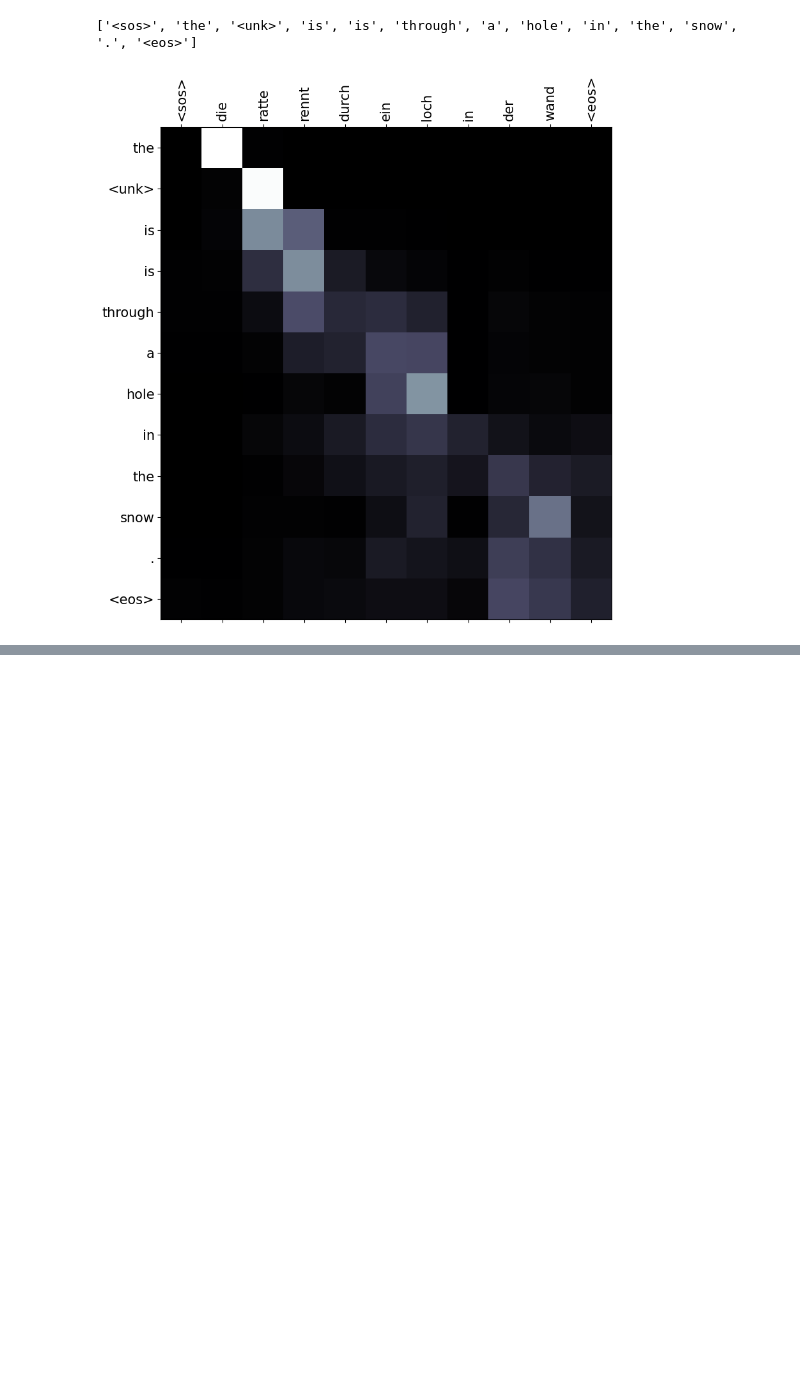
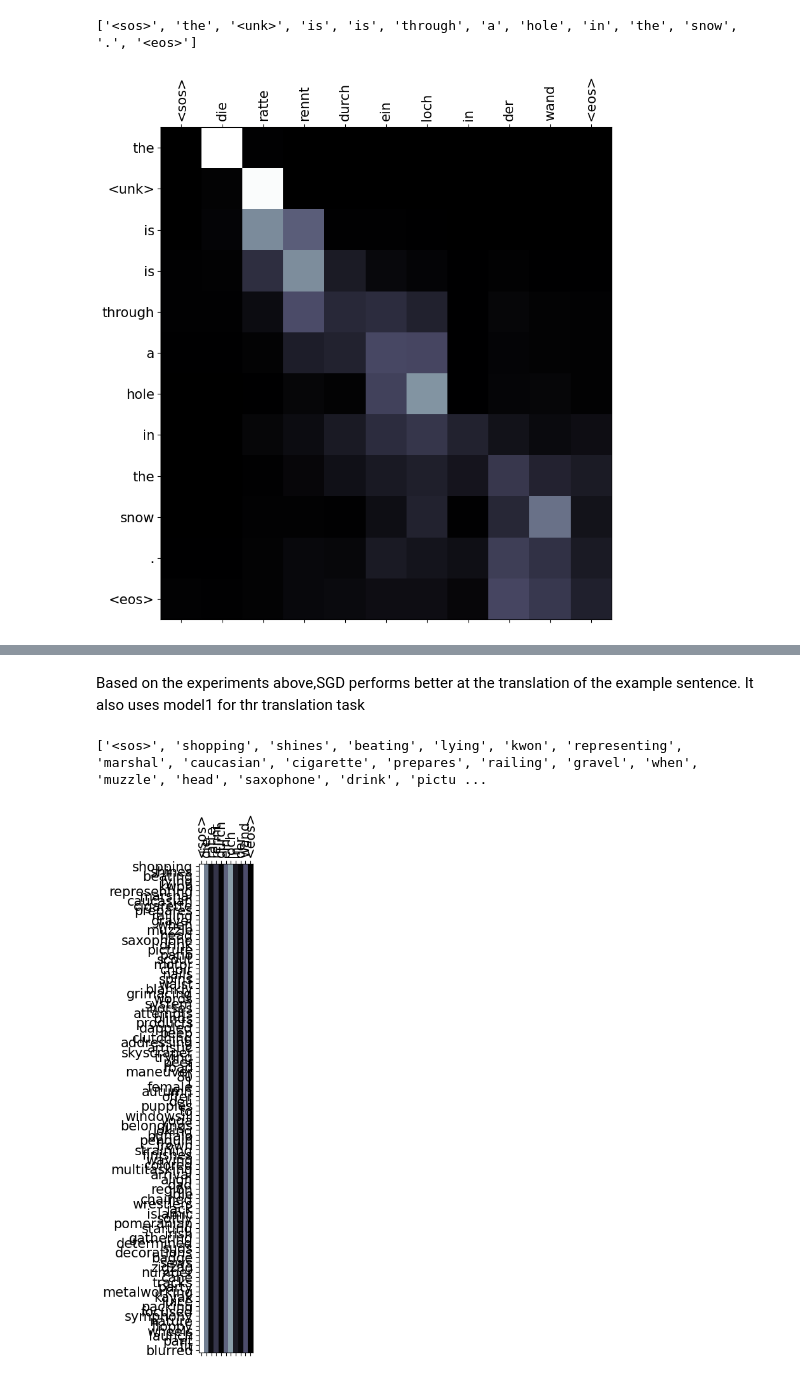
Before and after one commit to AmoguJUduka/MachineLearning, a Jupyter notebook: DeepLearningAssignments/BasicLSTM_Pytorch.ipynb, the cells around one changed output, grey strips where cells are left out. Cells and saved outputs as stored; diff of their text form; code cells hidden in the pictures; blank space fills up the shorter version.

```diff
--- a/DeepLearningAssignments/BasicLSTM_Pytorch.ipynb
+++ b/DeepLearningAssignments/BasicLSTM_Pytorch.ipynb
@@ -799,0 +970,22 @@ plot_attention(sentence_tokens, translation, attention)
+# %% [markdown]
+
+Based on the experiments above,SGD performs better at the translation of the example sentence. It also uses model1 for thr translation task
+# %%
+translation, sentence_tokens, attention = translate_sentence(
+    sentence,
+    model2,
+    en_nlp,
+    de_nlp,
+    en_vocab,
+    de_vocab,
+    lower,
+    sos_token,
+    eos_token,
+    device,
+)
+
+print(translation) #The rat ran through a hole in the wall
+plot_attention(sentence_tokens, translation, attention)
+# %% [output]
+['<sos>', 'shopping', 'shines', 'beating', 'lying', 'kwon', 'representing', 'marshal', 'caucasian', 'cigarette', 'prepares', 'railing', 'gravel', 'when', 'muzzle', 'head', 'saxophone', 'drink', 'pictu ...
+[figure, added]
```
Also changed, not shown: parts of 52 cells of this notebook.
